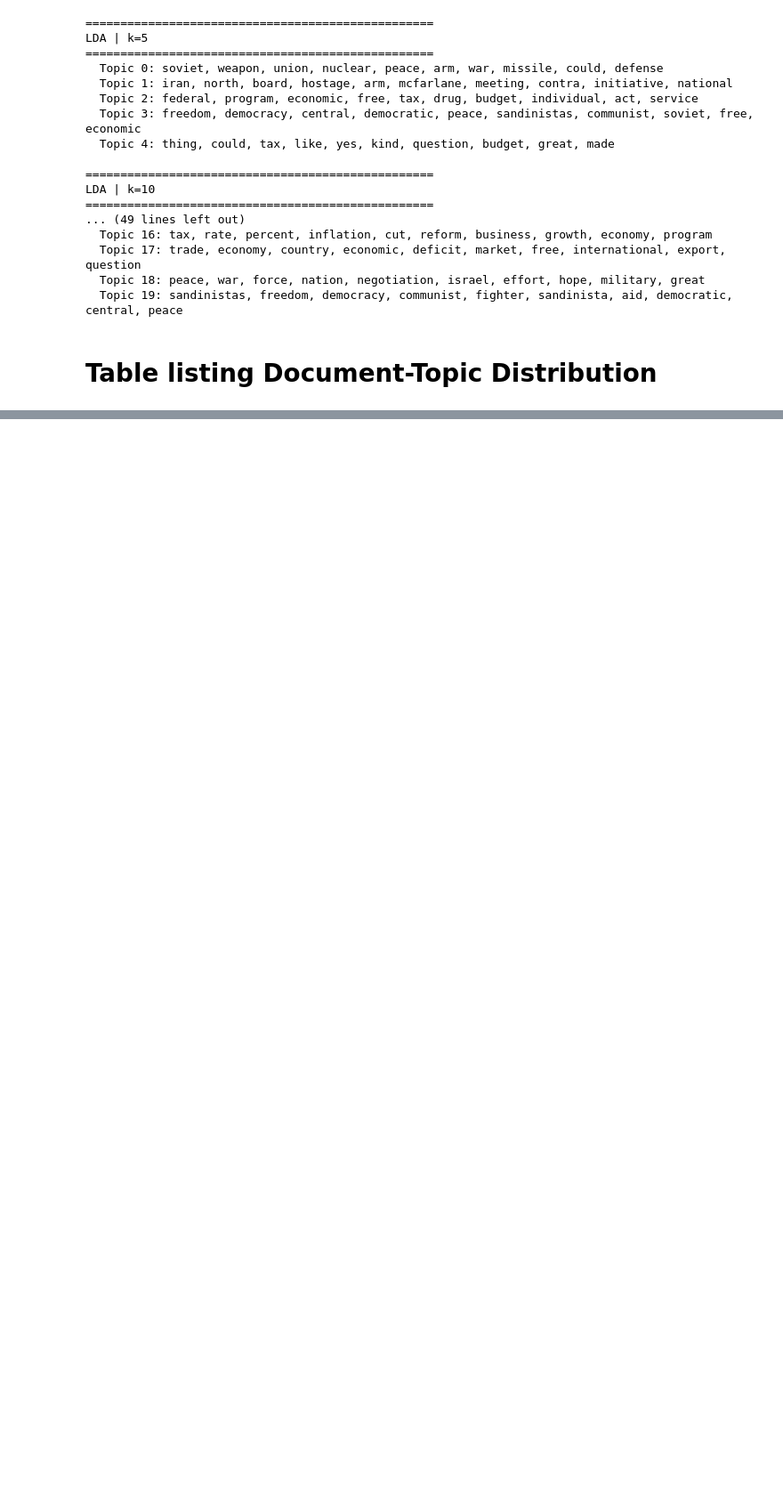
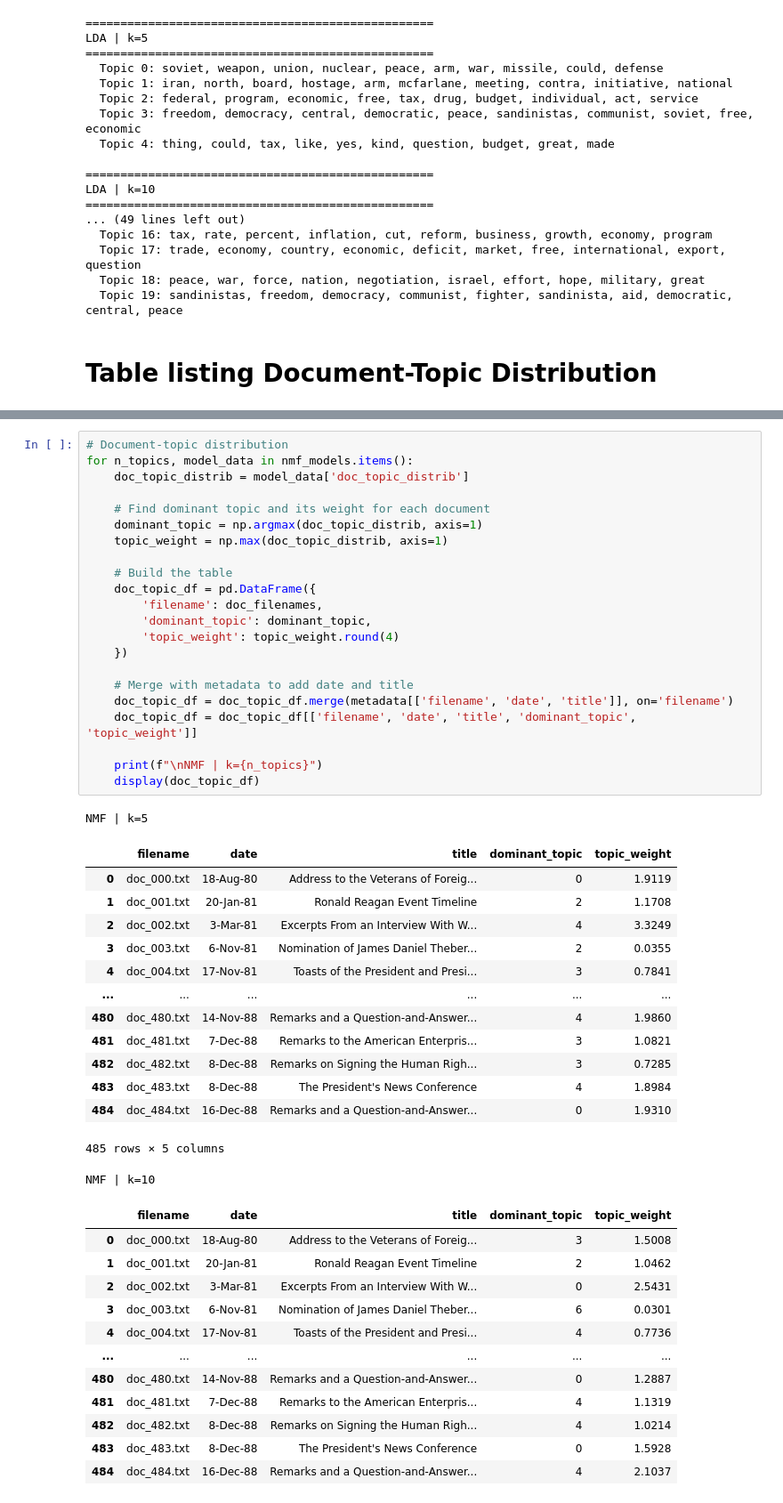
Before and after one commit to aleroemer/CIA_DEA_TextAnalysis, a Jupyter notebook: 2. Topic_modelling/topic_modeling2.ipynb, the cells around one changed output, grey strips where cells are left out. Shown at 89% size. Cells and saved outputs as stored; diff of their text form; blank space fills up the shorter version.

```diff
--- a/2. Topic_modelling/topic_modeling2.ipynb
+++ b/2. Topic_modelling/topic_modeling2.ipynb
@@ -293,0 +376,50 @@ LDA | k=10
+# %%
+# Document-topic distribution
+for n_topics, model_data in nmf_models.items():
+    doc_topic_distrib = model_data['doc_topic_distrib']
+
+    # Find dominant topic and its weight for each document
+    dominant_topic = np.argmax(doc_topic_distrib, axis=1)
+    topic_weight = np.max(doc_topic_distrib, axis=1)
+
+    # Build the table
+    doc_topic_df = pd.DataFrame({
+        'filename': doc_filenames,
+        'dominant_topic': dominant_topic,
+        'topic_weight': topic_weight.round(4)
+    })
+
+    # Merge with metadata to add date and title
+    doc_topic_df = doc_topic_df.merge(metadata[['filename', 'date', 'title']], on='filename')
+    doc_topic_df = doc_topic_df[['filename', 'date', 'title', 'dominant_topic', 'topic_weight']]
+
+    print(f"\nNMF | k={n_topics}")
+    display(doc_topic_df)
+# %% [output]
+NMF | k=5
+|  | filename | date | title | dominant_topic | topic_weight |
+| 0 | doc_000.txt | 18-Aug-80 | Address to the Veterans of Foreig... | 0 | 1.9119 |
+| 1 | doc_001.txt | 20-Jan-81 | Ronald Reagan Event Timeline | 2 | 1.1708 |
+| 2 | doc_002.txt | 3-Mar-81 | Excerpts From an Interview With W... | 4 | 3.3249 |
+| 3 | doc_003.txt | 6-Nov-81 | Nomination of James Daniel Theber... | 2 | 0.0355 |
+| 4 | doc_004.txt | 17-Nov-81 | Toasts of the President and Presi... | 3 | 0.7841 |
+| ... | ... | ... | ... | ... | ... |
+| 480 | doc_480.txt | 14-Nov-88 | Remarks and a Question-and-Answer... | 4 | 1.9860 |
+| 481 | doc_481.txt | 7-Dec-88 | Remarks to the American Enterpris... | 3 | 1.0821 |
+| 482 | doc_482.txt | 8-Dec-88 | Remarks on Signing the Human Righ... | 3 | 0.7285 |
+| 483 | doc_483.txt | 8-Dec-88 | The President's News Conference | 4 | 1.8984 |
+| 484 | doc_484.txt | 16-Dec-88 | Remarks and a Question-and-Answer... | 0 | 1.9310 |
+485 rows × 5 columns
+NMF | k=10
+|  | filename | date | title | dominant_topic | topic_weight |
+| 0 | doc_000.txt | 18-Aug-80 | Address to the Veterans of Foreig... | 3 | 1.5008 |
+| 1 | doc_001.txt | 20-Jan-81 | Ronald Reagan Event Timeline | 2 | 1.0462 |
+| 2 | doc_002.txt | 3-Mar-81 | Excerpts From an Interview With W... | 0 | 2.5431 |
+| 3 | doc_003.txt | 6-Nov-81 | Nomination of James Daniel Theber... | 6 | 0.0301 |
+| 4 | doc_004.txt | 17-Nov-81 | Toasts of the President and Presi... | 4 | 0.7736 |
+| ... | ... | ... | ... | ... | ... |
+| 480 | doc_480.txt | 14-Nov-88 | Remarks and a Question-and-Answer... | 0 | 1.2887 |
+| 481 | doc_481.txt | 7-Dec-88 | Remarks to the American Enterpris... | 4 | 1.1319 |
+| 482 | doc_482.txt | 8-Dec-88 | Remarks on Signing the Human Righ... | 4 | 1.0214 |
+| 483 | doc_483.txt | 8-Dec-88 | The President's News Conference | 0 | 1.5928 |
+| 484 | doc_484.txt | 16-Dec-88 | Remarks and a Question-and-Answer... | 4 | 2.1037 |
```
Also changed, not shown: parts of 5 cells of this notebook.
